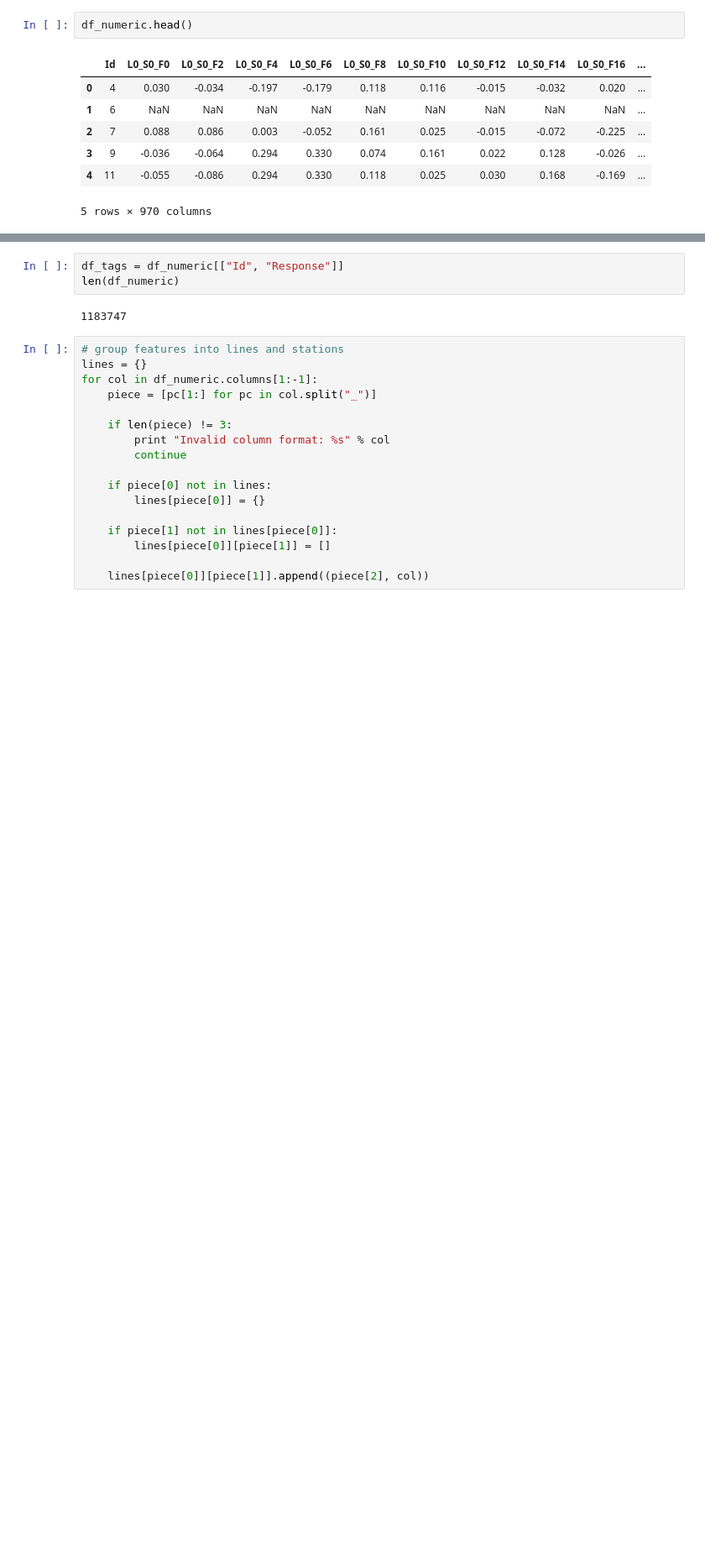
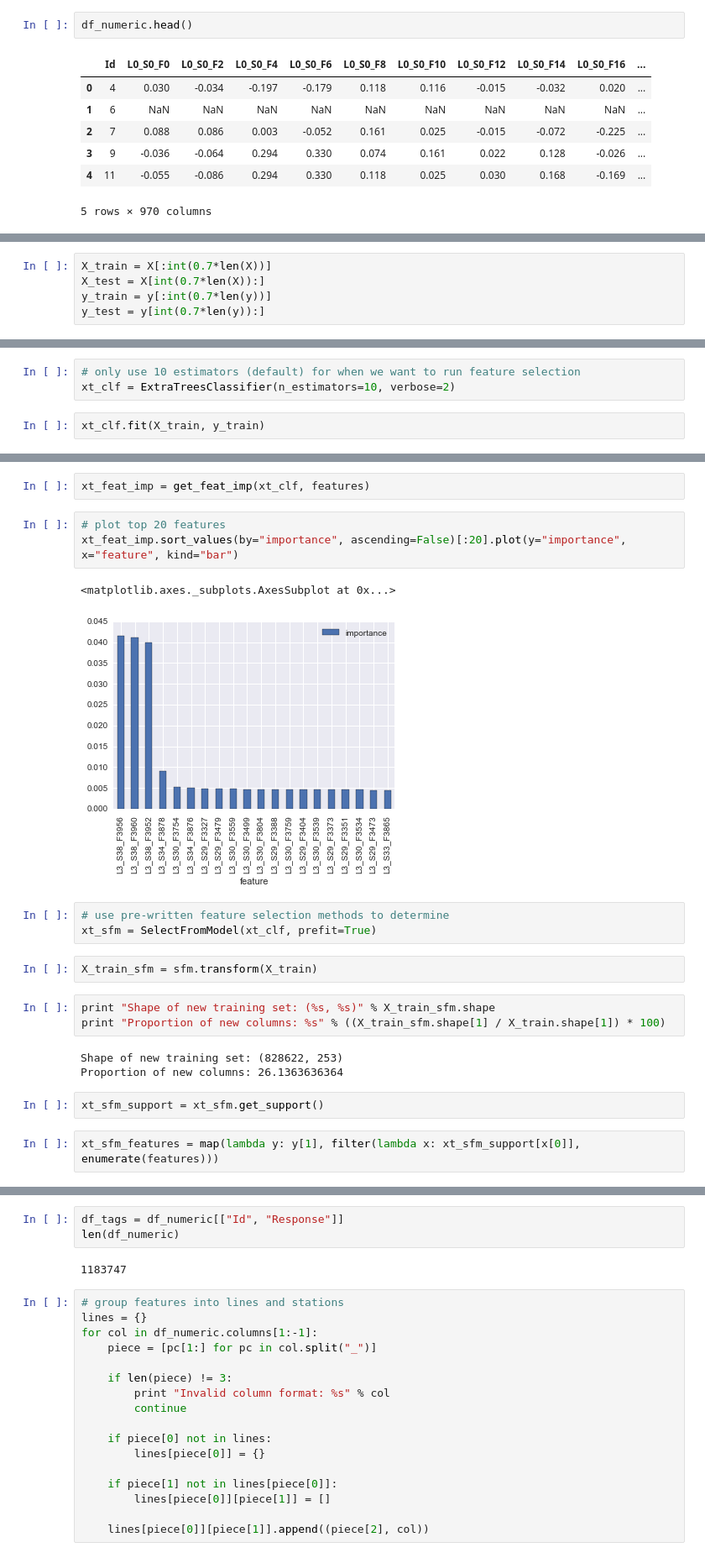
Before and after one commit to SiddhanthUnnithan/bosch_plp, a Jupyter notebook: Bosch_plp.ipynb, the cells around one changed output, grey strips where cells are left out. Shown at 84% size. Saved outputs shown, nothing was run; the diff lists cells and outputs as text; blank space fills up the shorter version.

Commit message:
using ensemble methods for feature selection on numerical data

```diff
--- a/Bosch_plp.ipynb
+++ b/Bosch_plp.ipynb
@@ -17,0 +285,5 @@ df_numeric.head()
+# %%
+X_train = X[:int(0.7*len(X))]
+X_test = X[int(0.7*len(X)):]
+y_train = y[:int(0.7*len(y))]
+y_test = y[int(0.7*len(y)):]
@@ -17,0 +303,5 @@ df_numeric.head()
+# %%
+# only use 10 estimators (default) for when we want to run feature selection
+xt_clf = ExtraTreesClassifier(n_estimators=10, verbose=2)
+# %%
+xt_clf.fit(X_train, y_train)
@@ -17,0 +343,23 @@ df_numeric.head()
+# %%
+xt_feat_imp = get_feat_imp(xt_clf, features)
+# %%
+# plot top 20 features
+xt_feat_imp.sort_values(by="importance", ascending=False)[:20].plot(y="importance", x="feature", kind="bar")
+# %% [output]
+<matplotlib.axes._subplots.AxesSubplot at 0x...>
+[figure, added]
+# %%
+# use pre-written feature selection methods to determine
+xt_sfm = SelectFromModel(xt_clf, prefit=True)
+# %%
+X_train_sfm = sfm.transform(X_train)
+# %%
+print "Shape of new training set: (%s, %s)" % X_train_sfm.shape
+print "Proportion of new columns: %s" % ((X_train_sfm.shape[1] / X_train.shape[1]) * 100)
+# %% [output]
+Shape of new training set: (828622, 253)
+Proportion of new columns: 26.1363636364
+# %%
+xt_sfm_support = xt_sfm.get_support()
+# %%
+xt_sfm_features = map(lambda y: y[1], filter(lambda x: xt_sfm_support[x[0]], enumerate(features)))
```
Also changed, not shown: parts of 37 cells of this notebook.
